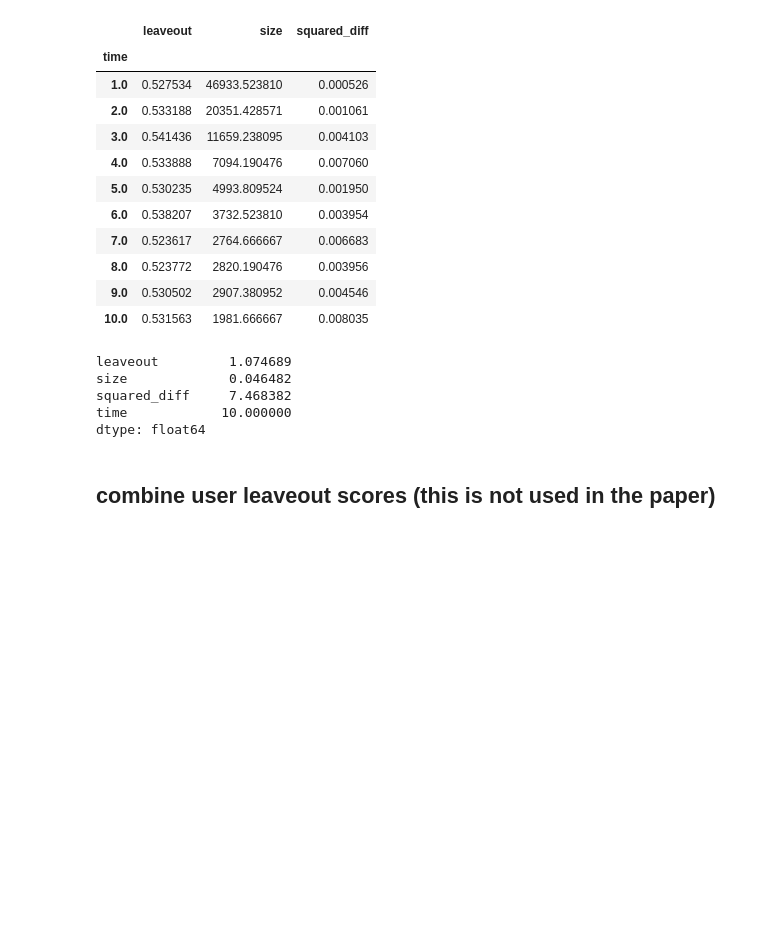
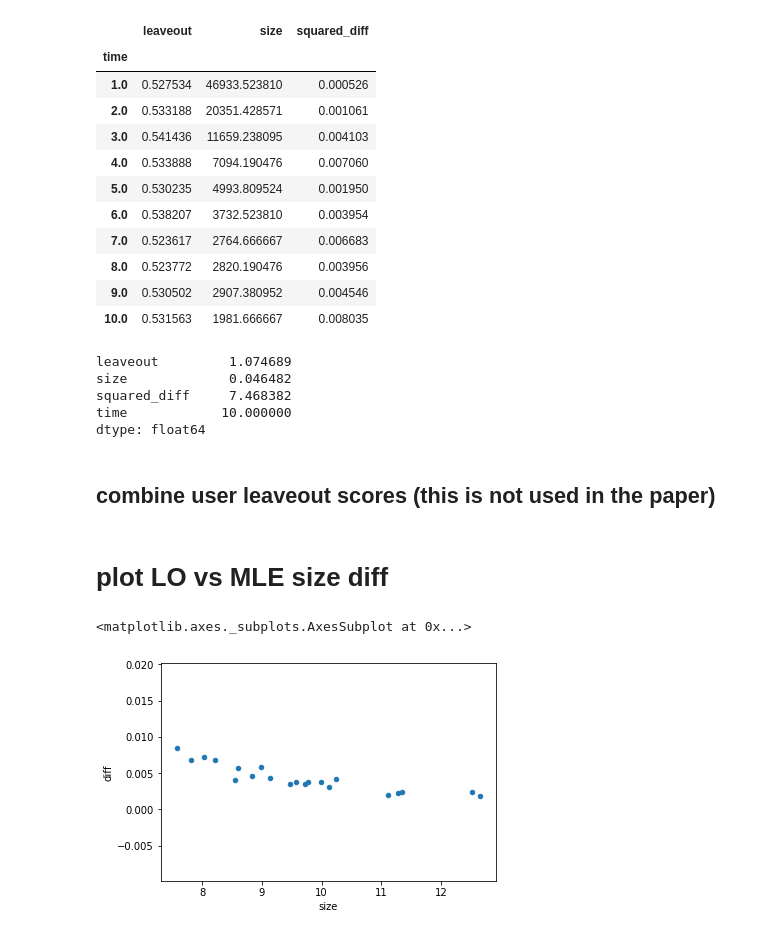
Before and after one commit to ddemszky/framing-twitter, a Jupyter notebook: polarization_measures/process output for plotting.ipynb, the cells around one changed output. Drawn from its saved outputs; the diff is of its cells as text; code cells hidden in the pictures; blank space fills up the shorter version.

```diff
--- a/polarization_measures/process output for plotting.ipynb
+++ b/polarization_measures/process output for plotting.ipynb
@@ -262,3 +266,8 @@ for e in events:
 new = pd.concat(dfs, ignore_index=True)
 # %%
 new.to_csv(TWEET_DIR + 'user_leaveouts.csv', index=False)
+# %% [markdown]
+# plot LO vs MLE size diff
+# %%
+post_lo = json.load(open(OUTPUT_DIR + get_filename('noRT', None, True, 'posterior', False), 'r'))
+post_mle = json.load(open(OUTPUT_DIR +get_filename('noRT', None, False, 'posterior', False), 'r'))
@@ -264,0 +282,12 @@ new.to_csv(TWEET_DIR + 'user_leaveouts.csv', index=False)
+# %%
+size = []
+diff = []
+for k, v in post_lo.items():
+    size.append(np.log(v[2]))
+    diff.append(post_mle[k][1]-v[1])
+diff = pd.DataFrame({'size': size, 'diff': diff})
+# %%
+diff.plot.scatter('size', 'diff')
+# %% [output]
+<matplotlib.axes._subplots.AxesSubplot at 0x...>
+[figure, added]
```
Also changed, not shown: parts of 3 cells of this notebook, 11 other files.
